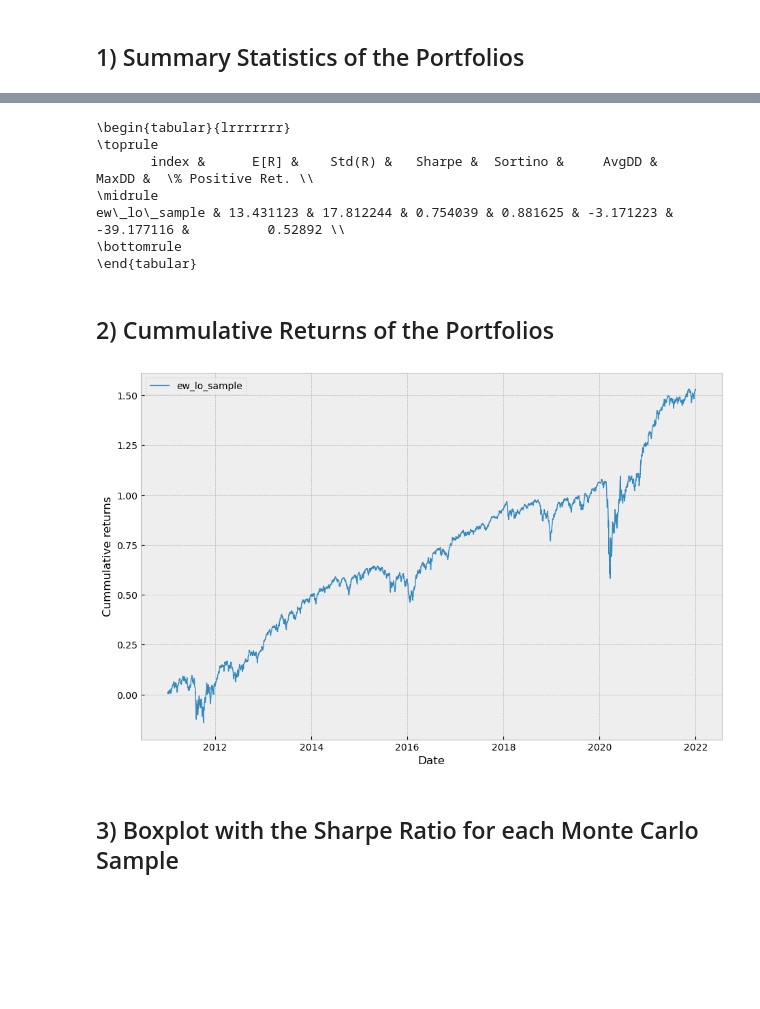
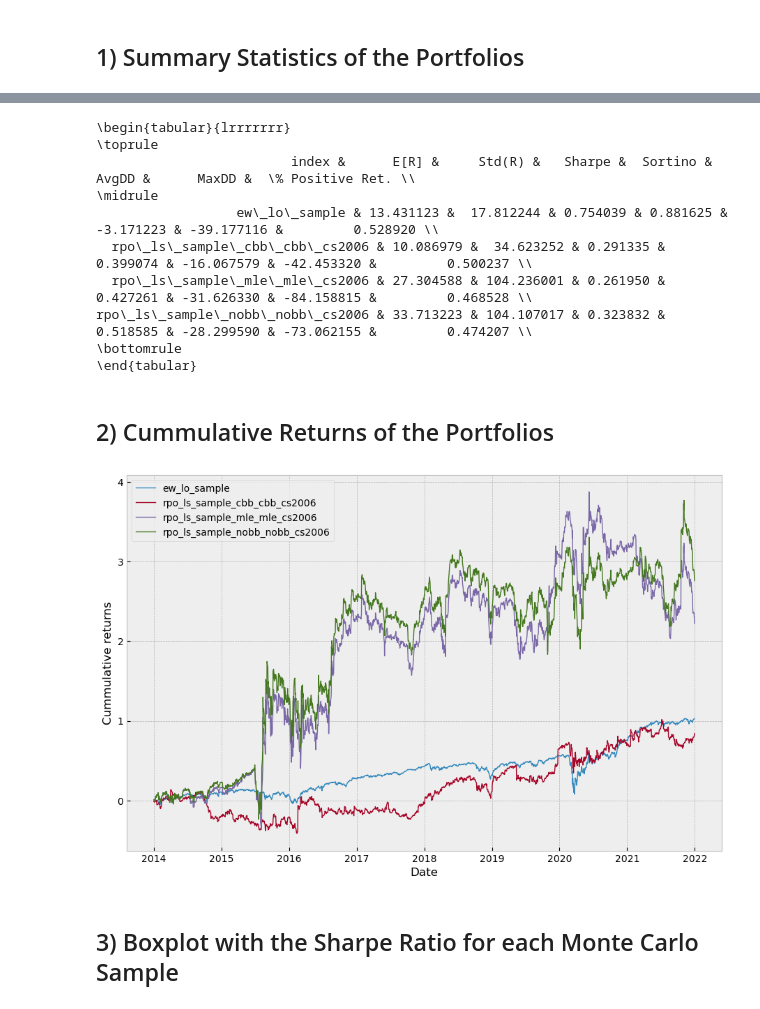
Before and after one commit to dcuoliveira/rpowbe, a Jupyter notebook: src/results_report.ipynb, the cells around one changed output, grey strips where cells are left out. Drawn from its saved outputs; the diff is of its cells as text; code cells hidden in the pictures; blank space fills up the shorter version.

```diff
--- a/src/results_report.ipynb
+++ b/src/results_report.ipynb
@@ -11,7 +11,12 @@ from utils.dataset_utils import aggregate_results
 plt.style.use('bmh')
 plt.rcParams['lines.linewidth'] = 1
 # %%
-model_names = ["ew_lo_sample"] # , "mvo_lo", "mvo_ls", "md_lo", "md_ls", "dlpo_lo", "dlpo_ls"]
+model_names = [
+
+    "ew_lo_sample",
+    "rpo_ls_sample_cbb_cbb_cs2006", "rpo_ls_sample_mle_mle_cs2006", "rpo_ls_sample_nobb_nobb_cs2006",
+
+]
 stats_order = ["E[R]", "Std(R)", "Sharpe", "Sortino", "AvgDD", "MaxDD", "% Positive Ret."]
 # %%
 all_summary = []
@@ -56,9 +64,12 @@ print(all_stats_df.reset_index().to_latex(index=False))
 # %% [output]
 \begin{tabular}{lrrrrrrr}
 \toprule
-       index &      E[R] &    Std(R) &   Sharpe &  Sortino &     AvgDD &      MaxDD &  \% Positive Ret. \\
+                         index &      E[R] &     Std(R) &   Sharpe &  Sortino &      AvgDD &      MaxDD &  \% Positive Ret. \\
 \midrule
-ew\_lo\_sample & 13.431123 & 17.812244 & 0.754039 & 0.881625 & -3.171223 & -39.177116 &          0.52892 \\
+                  ew\_lo\_sample & 13.431123 &  17.812244 & 0.754039 & 0.881625 &  -3.171223 & -39.177116 &         0.528920 \\
+  rpo\_ls\_sample\_cbb\_cbb\_cs2006 & 10.086979 &  34.623252 & 0.291335 & 0.399074 & -16.067579 & -42.453320 &         0.500237 \\
+  rpo\_ls\_sample\_mle\_mle\_cs2006 & 27.304588 & 104.236001 & 0.261950 & 0.427261 & -31.626330 & -84.158815 &         0.468528 \\
+rpo\_ls\_sample\_nobb\_nobb\_cs2006 & 33.713223 & 104.107017 & 0.323832 & 0.518585 & -28.299590 & -73.062155 &         0.474207 \\
 \bottomrule
 \end{tabular}
 # %% [markdown]
@@ -66,18 +77,18 @@ ew\_lo\_sample & 13.431123 & 17.812244 & 0.754039 & 0.881625 & -3.171223 & -39.1
 # %%
 
 fig, ax = plt.subplots(figsize=(11, 7))
 for model in model_names:
     summary_df = all_summary_df.loc[all_summary_df["model"] == model]
-    cum_pnl_df = summary_df.groupby("date").sum()[["pnl"]].cumsum().reset_index()
+    cum_pnl_df = summary_df.groupby("date").sum()[["pnl"]].loc["2014-01-01":].cumsum().reset_index()
     ax.plot(pd.to_datetime(cum_pnl_df['date']), cum_pnl_df["pnl"], label=model)
 
 plt.xlabel("Date")
 plt.ylabel("Cummulative returns")
 plt.legend(loc='best', fontsize=10)
 # fig.savefig('img/' + ticker + '_' + key1 + '_fs_methods.png')
 plt.show()
 # %% [output]
-[figure, old version]
+[figure, new version]
 # %% [markdown]
 ## 3) Boxplot with the Sharpe Ratio for each Monte Carlo Sample
 # %% [markdown]
```
Also changed, not shown: parts of 1 cell of this notebook.
